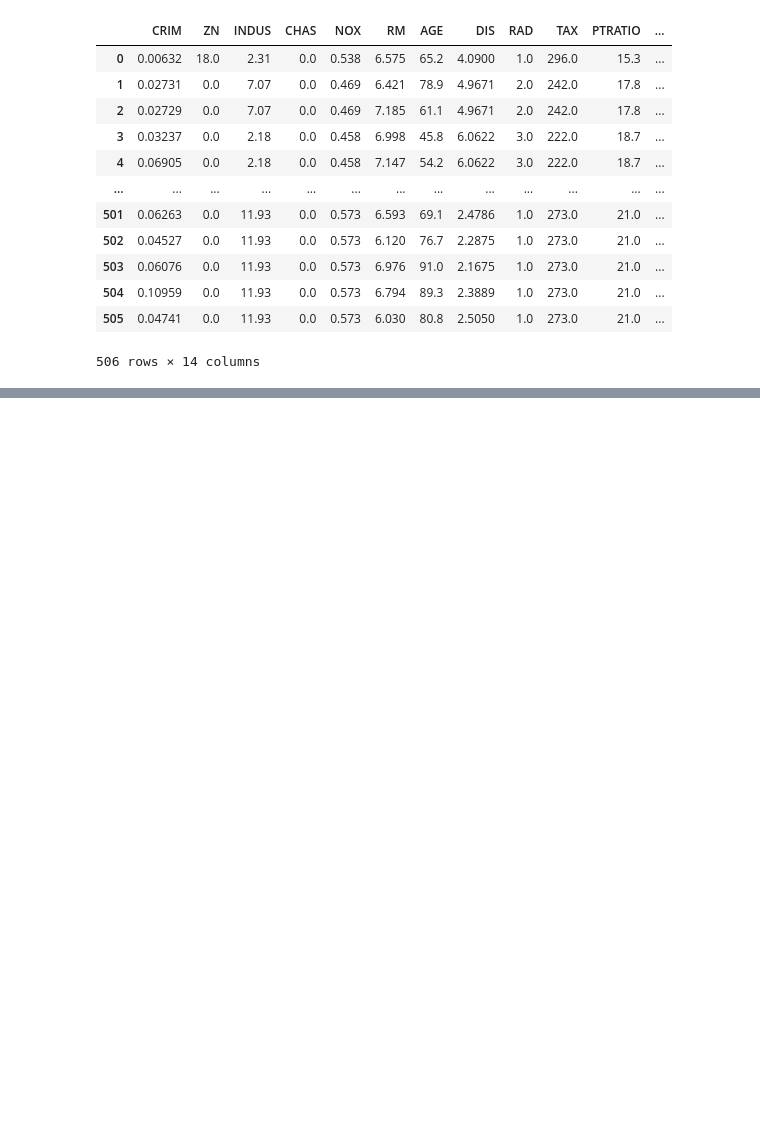
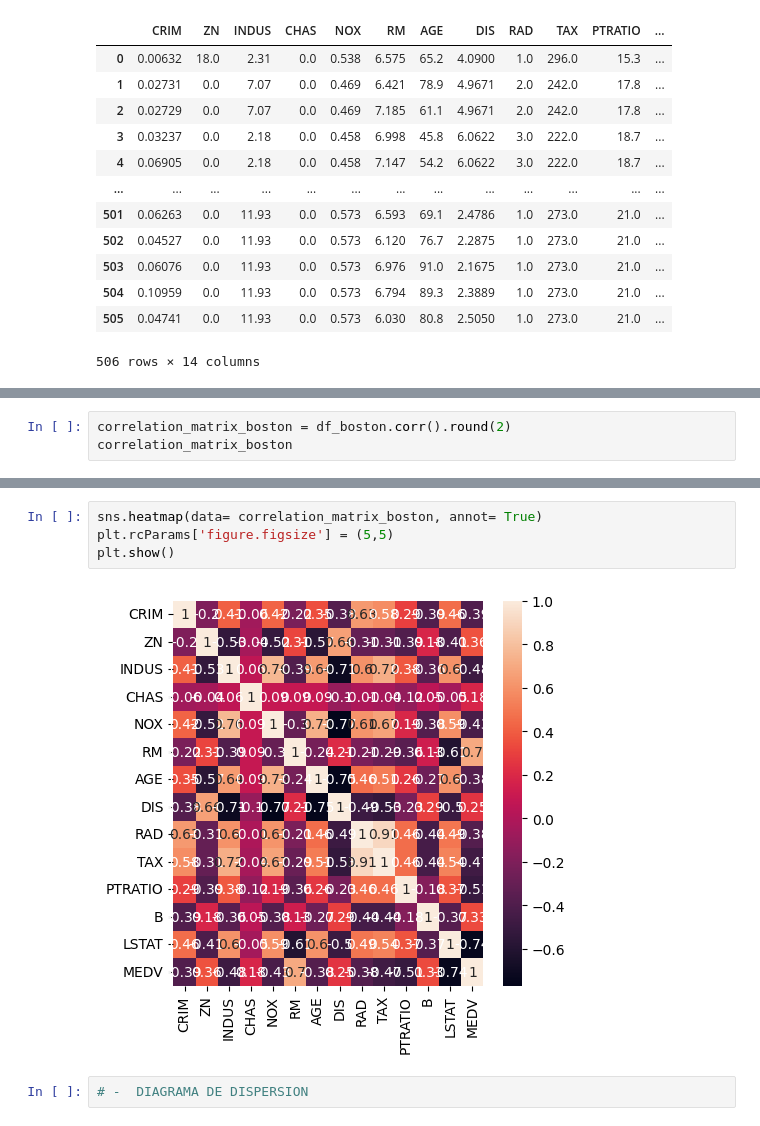
Before and after one commit to tackel/Ciencia-de-datos---Curso, a Jupyter notebook: Regresion lieal simple/reg_lineal_simple.ipynb, the cells around one changed output, grey strips where cells are left out. Cells and saved outputs as stored; diff of their text form; blank space fills up the shorter version.

```diff
--- a/Regresion lieal simple/reg_lineal_simple.ipynb
+++ b/Regresion lieal simple/reg_lineal_simple.ipynb
@@ -244,0 +271,3 @@ df_boston
+# %%
+correlation_matrix_boston = df_boston.corr().round(2)
+correlation_matrix_boston
@@ -244,0 +290,8 @@ df_boston
+# %%
+sns.heatmap(data= correlation_matrix_boston, annot= True)
+plt.rcParams['figure.figsize'] = (5,5)
+plt.show()
+# %% [output]
+[figure, added]
+# %%
+# -  DIAGRAMA DE DISPERSION
```
Also changed, not shown: parts of 11 cells of this notebook.
